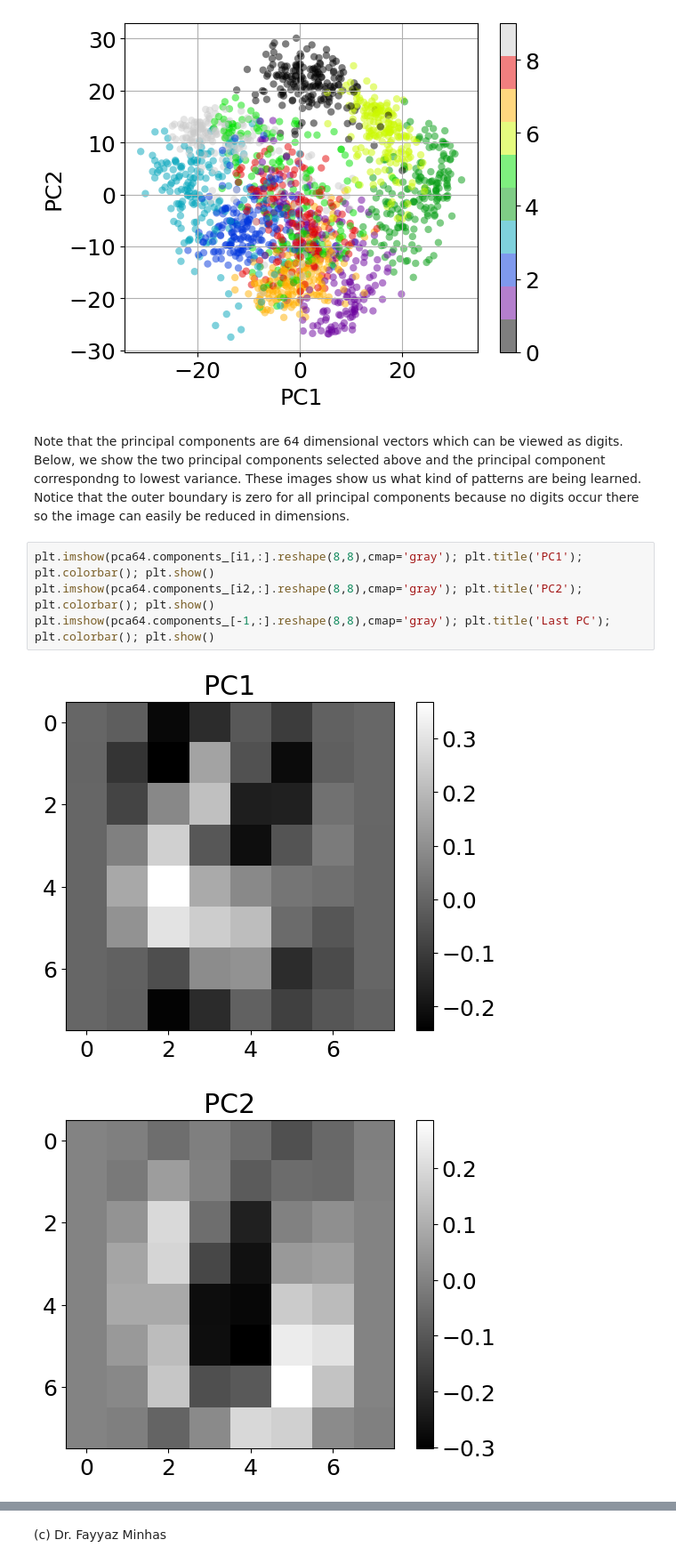
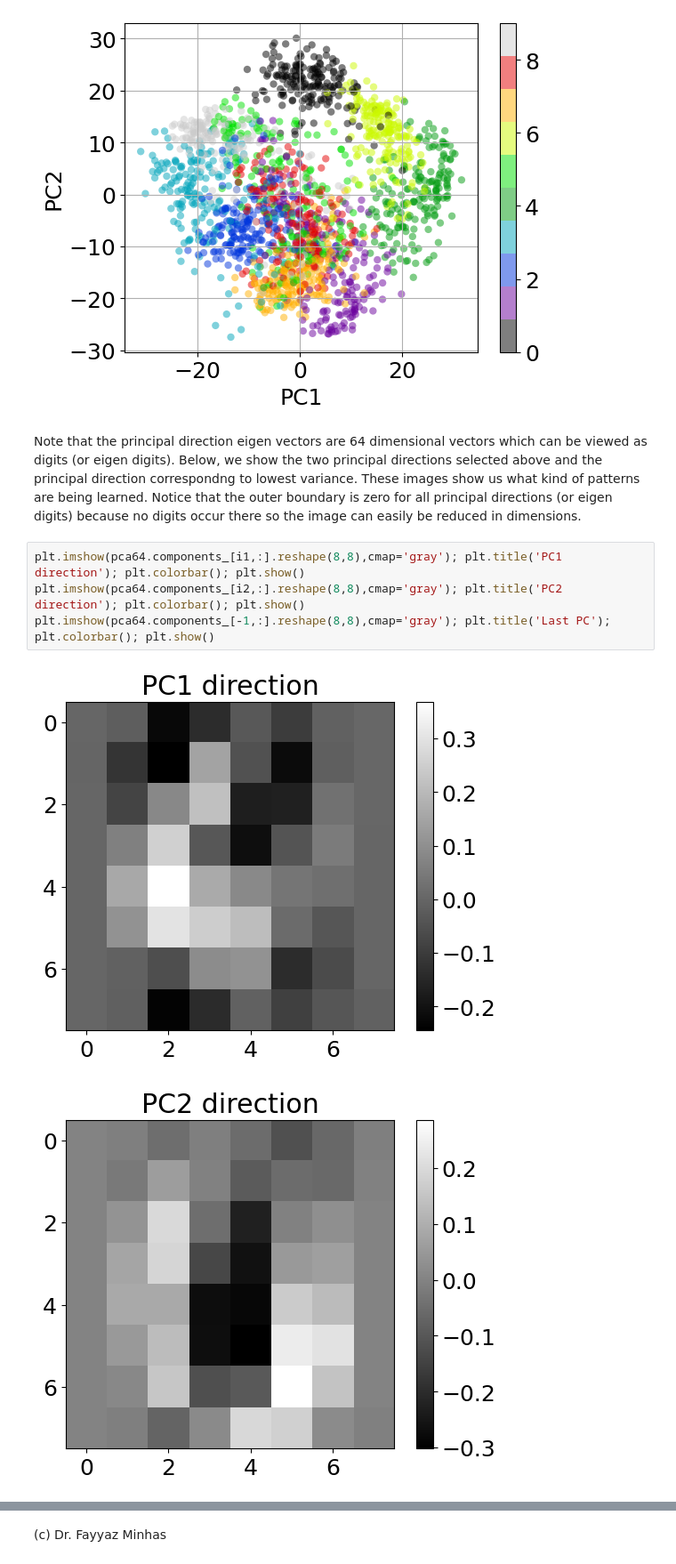
Before and after one commit to foxtrotmike/PCA-Tutorial, a Jupyter notebook: pca-lagrange.ipynb, the cells around one changed output, grey strips where cells are left out. Shown at 89% size. Drawn from its saved outputs; the diff is of its cells as text.

```diff
--- a/pca-lagrange.ipynb
+++ b/pca-lagrange.ipynb
@@ -695,13 +699,13 @@ plt.show()
 # %% [output]
 [figure]
 # %% [markdown]
-Note that the principal components are 64 dimensional vectors which can be viewed as digits. Below, we show the two principal components selected above and the principal component correspondng to lowest variance. These images show us what kind of patterns are being learned. Notice that the outer boundary is zero for all principal components because no digits occur there so the image can easily be reduced in dimensions.
+Note that the principal direction eigen vectors are 64 dimensional vectors which can be viewed as digits (or eigen digits). Below, we show the two principal directions selected above and the principal direction correspondng to lowest variance. These images show us what kind of patterns are being learned. Notice that the outer boundary is zero for all principal directions (or eigen digits) because no digits occur there so the image can easily be reduced in dimensions.
 # %%
-plt.imshow(pca64.components_[i1,:].reshape(8,8),cmap='gray'); plt.title('PC1'); plt.colorbar(); plt.show()
-plt.imshow(pca64.components_[i2,:].reshape(8,8),cmap='gray'); plt.title('PC2'); plt.colorbar(); plt.show()
+plt.imshow(pca64.components_[i1,:].reshape(8,8),cmap='gray'); plt.title('PC1 direction'); plt.colorbar(); plt.show()
+plt.imshow(pca64.components_[i2,:].reshape(8,8),cmap='gray'); plt.title('PC2 direction'); plt.colorbar(); plt.show()
 plt.imshow(pca64.components_[-1,:].reshape(8,8),cmap='gray'); plt.title('Last PC'); plt.colorbar(); plt.show()
 # %% [output]
-[figure, old version]
+[figure, new version]
-[figure, old version]
+[figure, new version]
 [figure]
 # %% [markdown]
```
Also changed, not shown: parts of 11 cells of this notebook.
